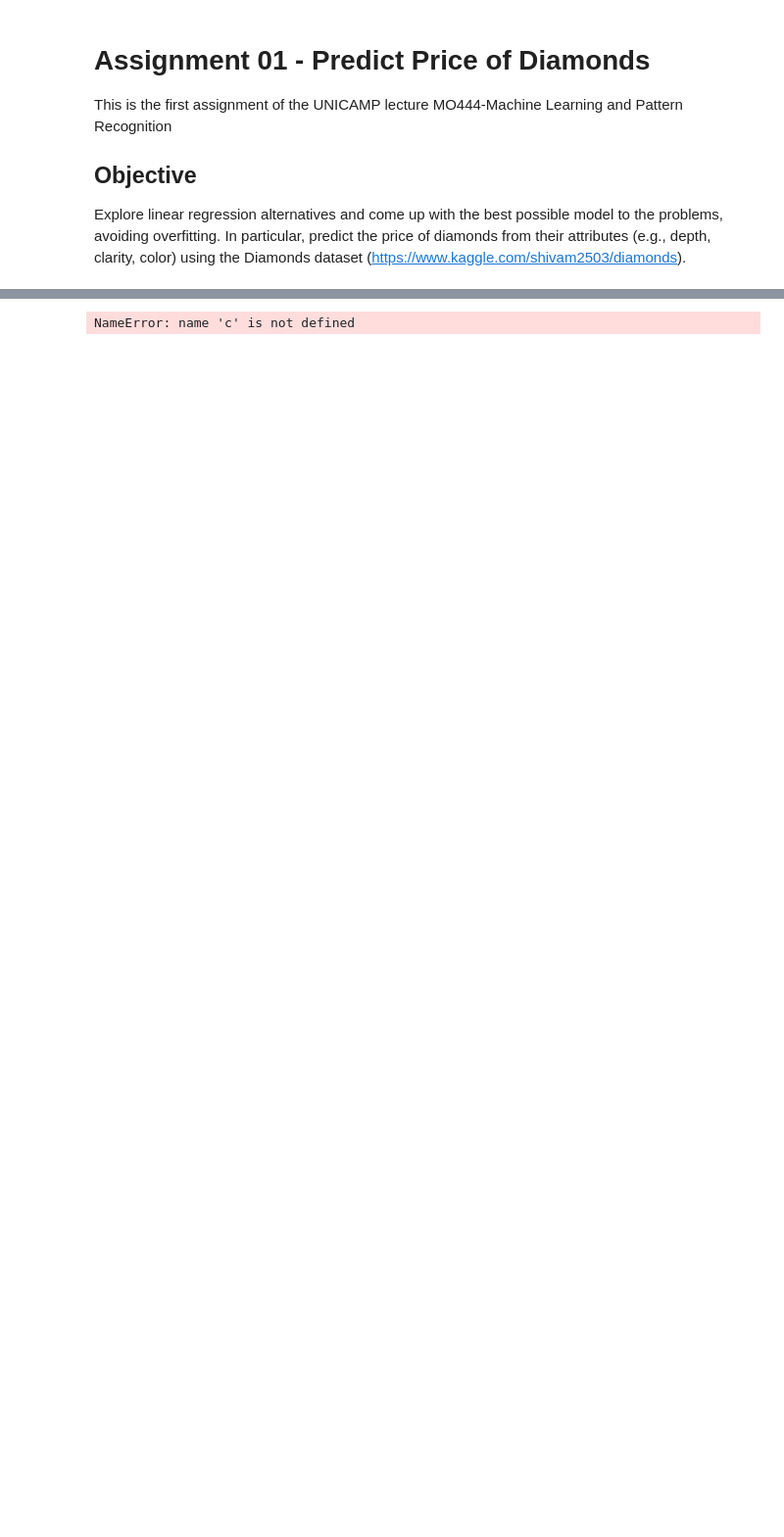
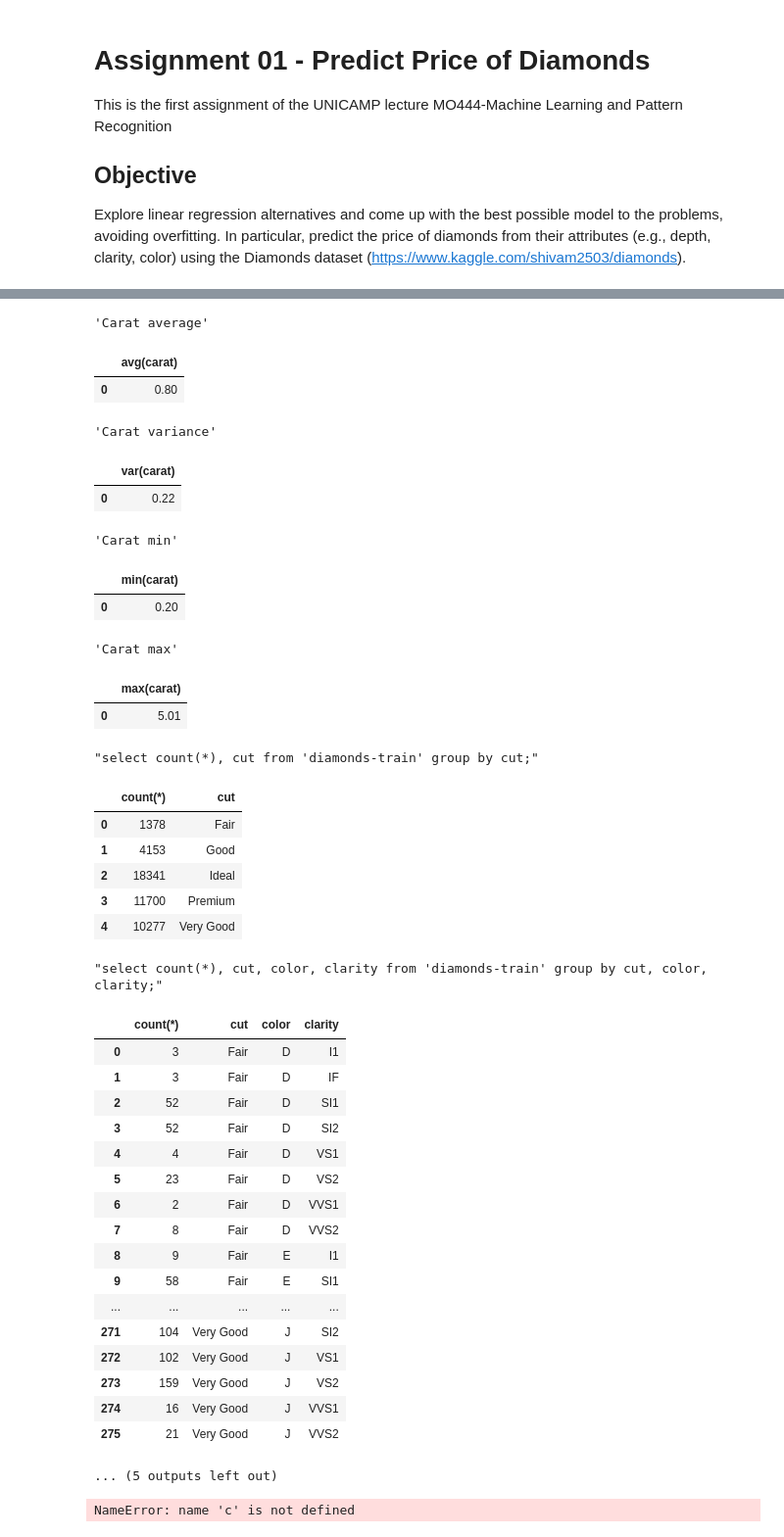
Before and after one commit to andresbrocco/MO444-MachineLearning-UNICAMP, a Jupyter notebook: Assignment-01/Assignment-01_with_sql.ipynb, the cells around one changed output, grey strips where cells are left out. Shown at 98% size. Saved outputs shown, nothing was run; the diff lists cells and outputs as text; code cells hidden in the pictures; blank space fills up the shorter version.

Commit message:
learning SQLite

```diff
--- a/Assignment-01/Assignment-01_with_sql.ipynb
+++ b/Assignment-01/Assignment-01_with_sql.ipynb
@@ -43,3 +67,66 @@ df.head(5)
+# %%
+# Carat
+display('Carat average', pd.read_sql_query("select avg(carat) from 'diamonds-train';", conn))
+display('Carat variance', pd.read_sql_query("SELECT AVG(('diamonds-train'.carat - sub.a) * ('diamonds-train'.carat - sub.a)) as 'var(carat)' from 'diamonds-train', (SELECT AVG(carat) AS a FROM 'diamonds-train') AS sub;", conn))
+display('Carat min', pd.read_sql_query("select min(carat) from 'diamonds-train';", conn))
+display('Carat max', pd.read_sql_query("select max(carat) from 'diamonds-train';", conn))
+
+# Cut
+statement = "select count(*), cut from 'diamonds-train' group by cut;"
+display(statement, pd.read_sql_query(statement, conn))
+
+statement = "select count(*), cut, color, clarity from 'diamonds-train' group by cut, color, clarity;"
+display(statement, pd.read_sql_query(statement, conn))
+
+statement = "select count(cut) from 'diamonds-train';"
+display(statement, pd.read_sql_query(statement, conn))
+
+statement = "select count(distinct cut) from 'diamonds-train';"
+display(statement, pd.read_sql_query(statement, conn))
+#cursor = conn.cursor()
+#cursor.execute("SELECT 'diamonds-test';")
+#print(sqlite_stat1.stat)
+#for line in cursor.fetchall():
+#    print(line)
+# %% [output]
+'Carat average'
+|  | avg(carat) |
+| 0 | 0.80 |
+'Carat variance'
+|  | var(carat) |
+| 0 | 0.22 |
+'Carat min'
+|  | min(carat) |
+| 0 | 0.20 |
+'Carat max'
+|  | max(carat) |
+| 0 | 5.01 |
+"select count(*), cut from 'diamonds-train' group by cut;"
+|  | count(*) | cut |
+| 0 | 1378 | Fair |
+| 1 | 4153 | Good |
+| 2 | 18341 | Ideal |
+| 3 | 11700 | Premium |
+| 4 | 10277 | Very Good |
+"select count(*), cut, color, clarity from 'diamonds-train' group by cut, color, clarity;"
+|  | count(*) | cut | color | clarity |
+| 0 | 3 | Fair | D | I1 |
+| 1 | 3 | Fair | D | IF |
+| 2 | 52 | Fair | D | SI1 |
+| 3 | 52 | Fair | D | SI2 |
+| 4 | 4 | Fair | D | VS1 |
+| 5 | 23 | Fair | D | VS2 |
+| 6 | 2 | Fair | D | VVS1 |
+| 7 | 8 | Fair | D | VVS2 |
+| 8 | 9 | Fair | E | I1 |
+| 9 | 58 | Fair | E | SI1 |
+| ... | ... | ... | ... | ... |
+| 271 | 104 | Very Good | J | SI2 |
+| 272 | 102 | Very Good | J | VS1 |
+| 273 | 159 | Very Good | J | VS2 |
+| 274 | 16 | Very Good | J | VVS1 |
+| 275 | 21 | Very Good | J | VVS2 |
+... (5 outputs left out)
 # %%
 def create_table():
     c.execute('CREATE TABLE IF NOT EXISTS stuffToPlot(unix REAL, datestamp TEXT, keyword TEXT, value REAL)')
```
Also changed, not shown: parts of 5 cells of this notebook, 16 other files.
